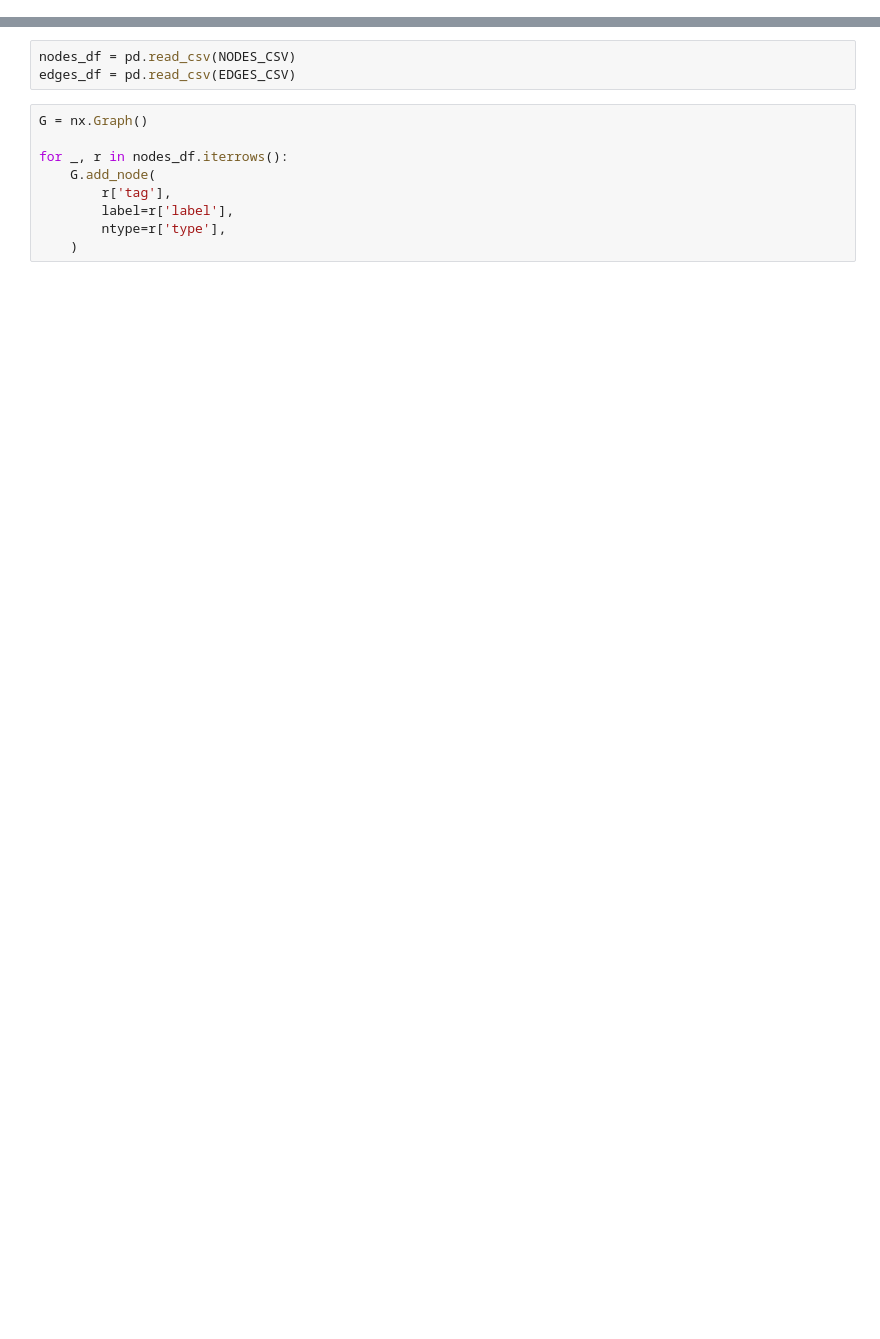
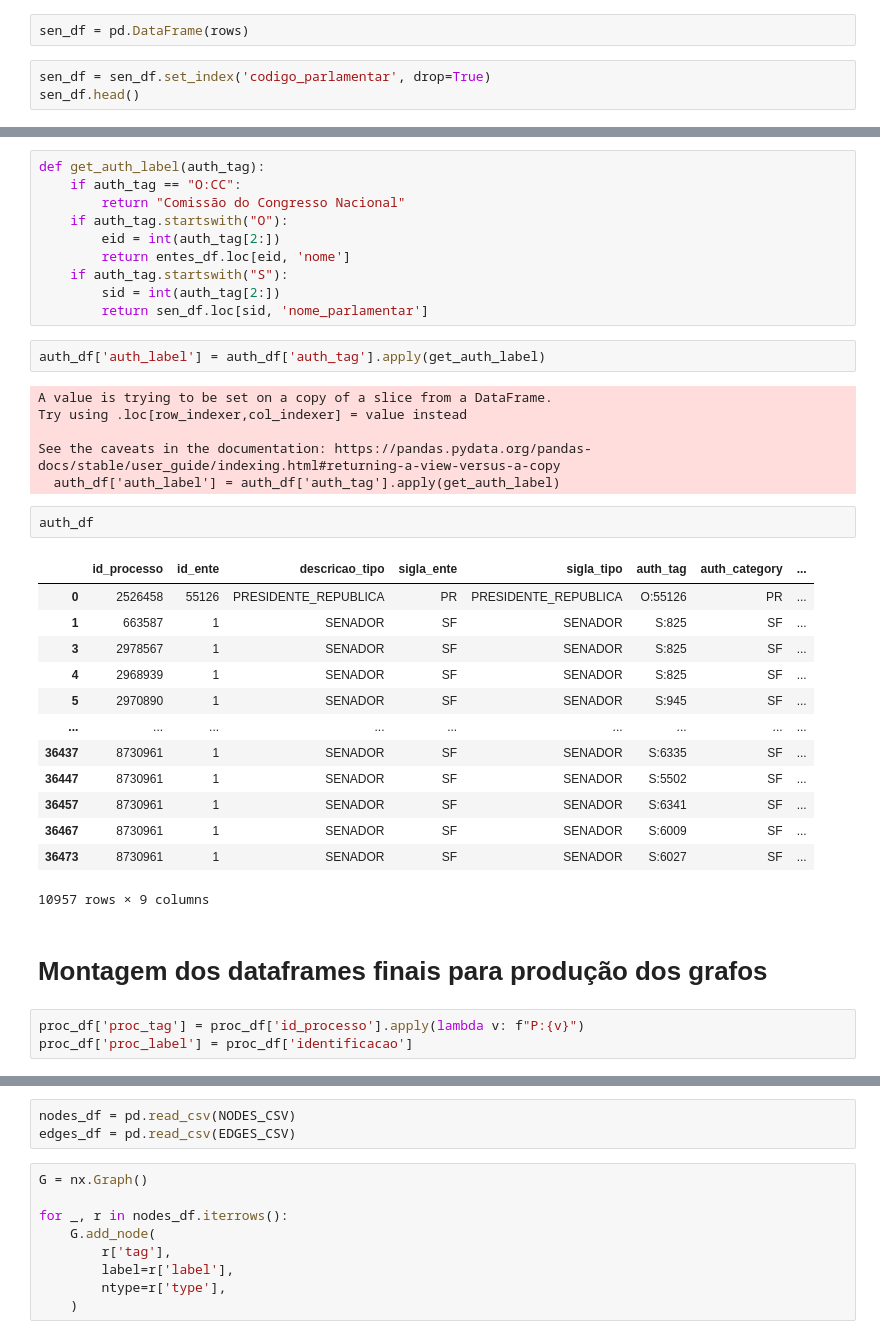
Before and after one commit to busdriverbuddha/tramita, a Jupyter notebook: entrega_parcial/senado.ipynb, the cells around one changed output, grey strips where cells are left out. Drawn from its saved outputs; the diff is of its cells as text; blank space fills up the shorter version.

```diff
--- a/entrega_parcial/senado.ipynb
+++ b/entrega_parcial/senado.ipynb
@@ -562,0 +283,5 @@ OUT_DIR.mkdir(parents=True, exist_ok=True)
+# %%
+sen_df = pd.DataFrame(rows)
+# %%
+sen_df = sen_df.set_index('codigo_parlamentar', drop=True)
+sen_df.head()
@@ -562,0 +296,39 @@ OUT_DIR.mkdir(parents=True, exist_ok=True)
+# %%
+def get_auth_label(auth_tag):
+    if auth_tag == "O:CC":
+        return "Comissão do Congresso Nacional"
+    if auth_tag.startswith("O"):
+        eid = int(auth_tag[2:])
+        return entes_df.loc[eid, 'nome']
+    if auth_tag.startswith("S"):
+        sid = int(auth_tag[2:])
+        return sen_df.loc[sid, 'nome_parlamentar']
+# %%
+auth_df['auth_label'] = auth_df['auth_tag'].apply(get_auth_label)
+# %% [output]
+A value is trying to be set on a copy of a slice from a DataFrame.
+Try using .loc[row_indexer,col_indexer] = value instead
+
+See the caveats in the documentation: https://pandas.pydata.org/pandas-docs/stable/user_guide/indexing.html#returning-a-view-versus-a-copy
+  auth_df['auth_label'] = auth_df['auth_tag'].apply(get_auth_label)
+# %%
+auth_df
+# %% [output]
+|  | id_processo | id_ente | descricao_tipo | sigla_ente | sigla_tipo | auth_tag | auth_category | ... |
+| 0 | 2526458 | 55126 | PRESIDENTE_REPUBLICA | PR | PRESIDENTE_REPUBLICA | O:55126 | PR | ... |
+| 1 | 663587 | 1 | SENADOR | SF | SENADOR | S:825 | SF | ... |
+| 3 | 2978567 | 1 | SENADOR | SF | SENADOR | S:825 | SF | ... |
+| 4 | 2968939 | 1 | SENADOR | SF | SENADOR | S:825 | SF | ... |
+| 5 | 2970890 | 1 | SENADOR | SF | SENADOR | S:945 | SF | ... |
+| ... | ... | ... | ... | ... | ... | ... | ... | ... |
+| 36437 | 8730961 | 1 | SENADOR | SF | SENADOR | S:6335 | SF | ... |
+| 36447 | 8730961 | 1 | SENADOR | SF | SENADOR | S:5502 | SF | ... |
+| 36457 | 8730961 | 1 | SENADOR | SF | SENADOR | S:6341 | SF | ... |
+| 36467 | 8730961 | 1 | SENADOR | SF | SENADOR | S:6009 | SF | ... |
+| 36473 | 8730961 | 1 | SENADOR | SF | SENADOR | S:6027 | SF | ... |
+10957 rows × 9 columns
+# %% [markdown]
+# Montagem dos dataframes finais para produção dos grafos
+# %%
+proc_df['proc_tag'] = proc_df['id_processo'].apply(lambda v: f"P:{v}")
+proc_df['proc_label'] = proc_df['identificacao']
```
Also changed, not shown: parts of 79 cells of this notebook, 29 other files.
